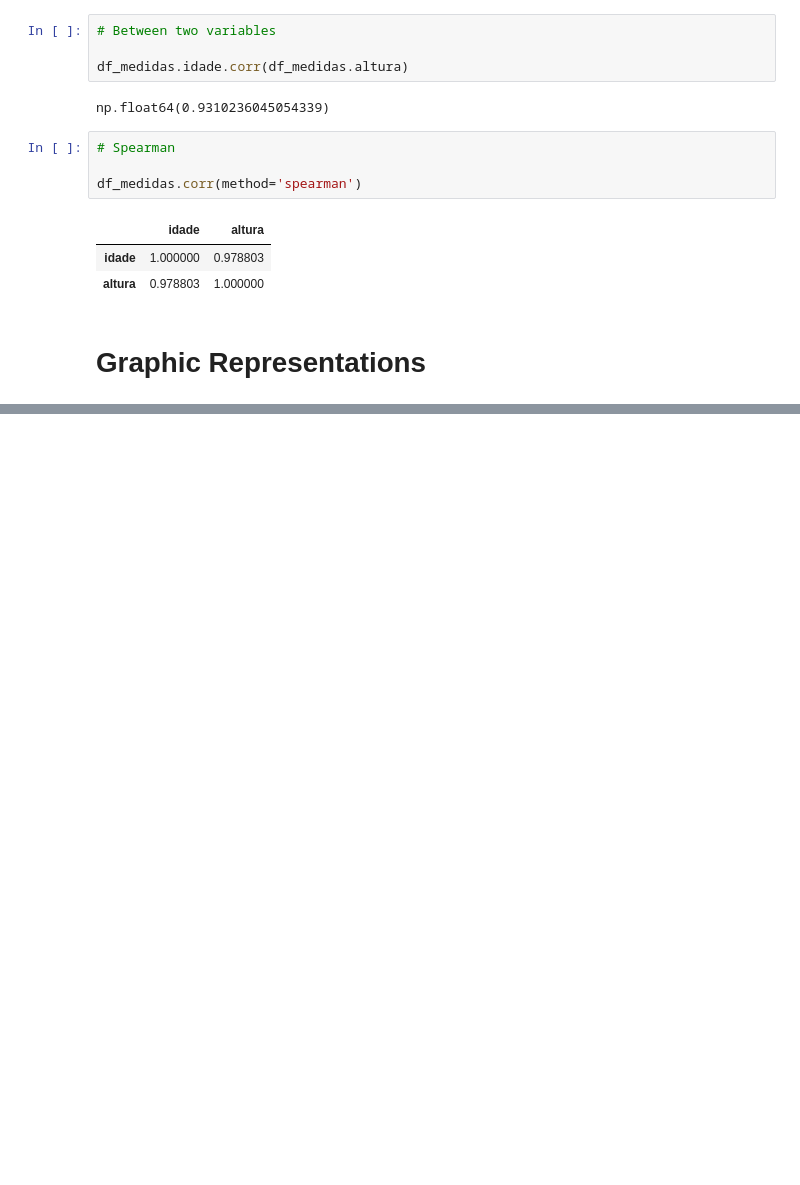
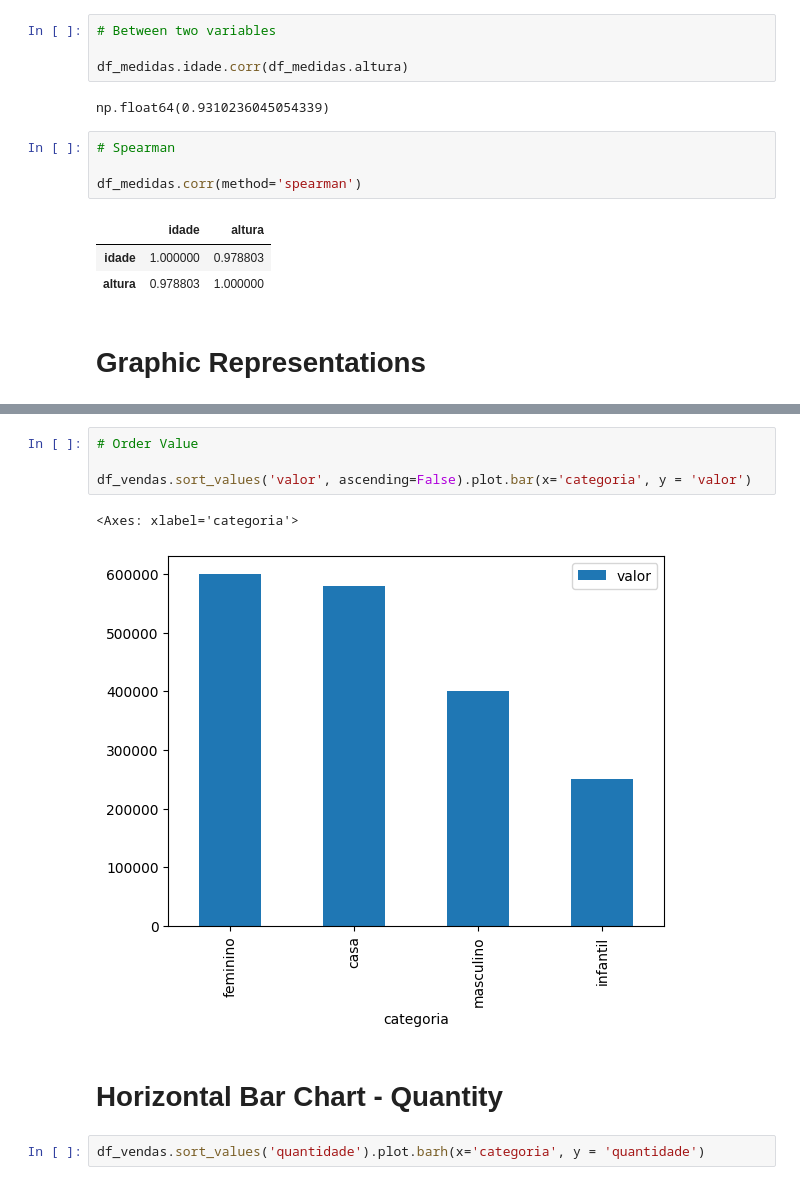
Before and after one commit to Weslley-Prado/estatisca_dev, a Jupyter notebook: estatisca_devs.ipynb, the cells around one changed output, grey strips where cells are left out. Cells and saved outputs as stored; diff of their text form; blank space fills up the shorter version.

```diff
--- a/estatisca_devs.ipynb
+++ b/estatisca_devs.ipynb
@@ -151,0 +185,11 @@ NameError: name 'df_medidas' is not defined
+# %%
+# Order Value
+
+df_vendas.sort_values('valor', ascending=False).plot.bar(x='categoria', y = 'valor')
+# %% [output]
+<Axes: xlabel='categoria'>
+[figure, added]
+# %% [markdown]
+# Horizontal Bar Chart - Quantity
+# %%
+df_vendas.sort_values('quantidade').plot.barh(x='categoria', y = 'quantidade')
```
Also changed, not shown: parts of 9 cells of this notebook.
